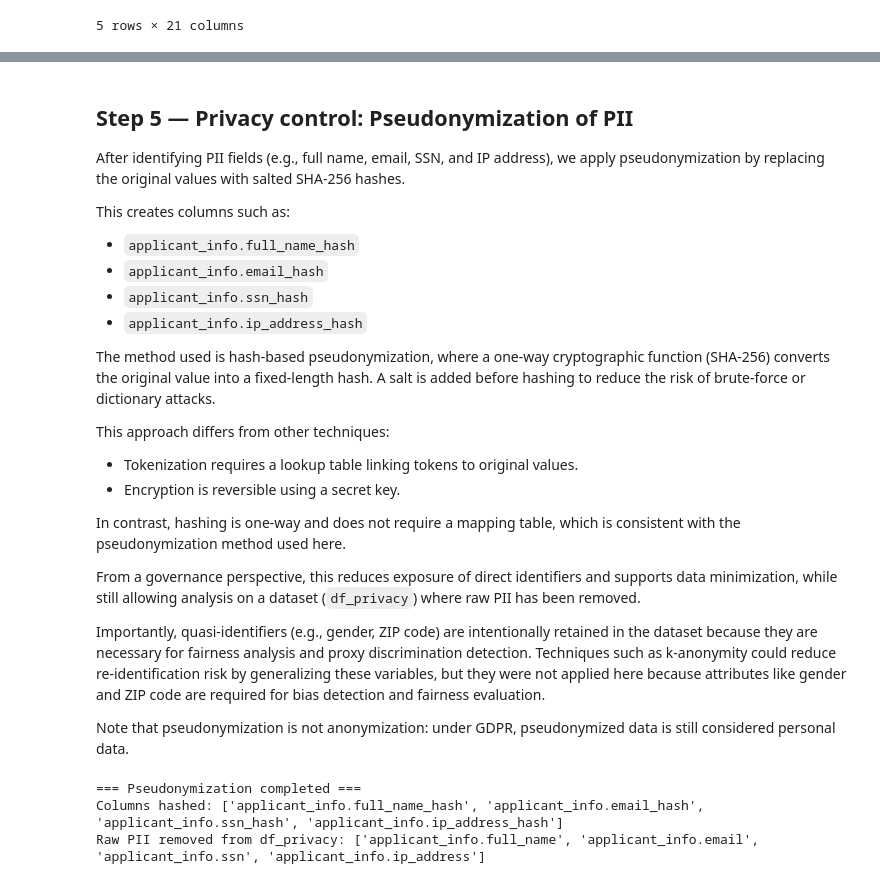
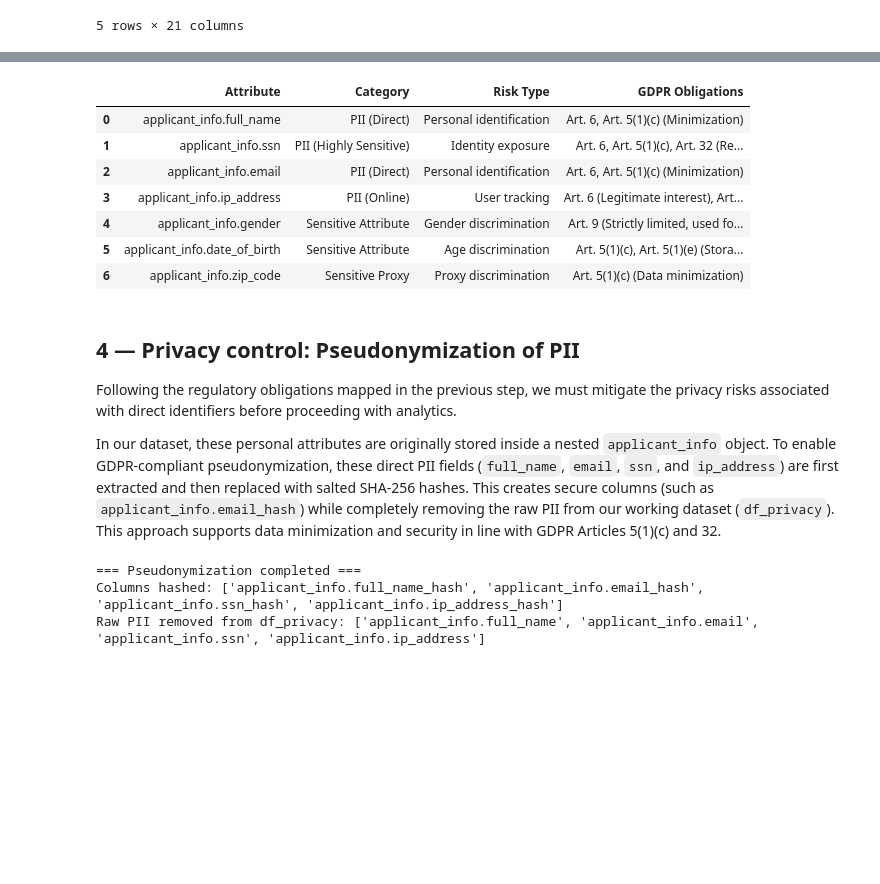
Before and after one commit to korbidietl/dego_gp_txc1, a Jupyter notebook: notebooks/03-privacy-demo.ipynb, the cells around one changed output, grey strips where cells are left out. Cells and saved outputs as stored; diff of their text form; code cells hidden in the pictures; blank space fills up the shorter version.

Commit message:
complete governance audit (GDPR PII mapping, fairness metrics, risk classification, and AI Act controls)

```diff
--- a/notebooks/03-privacy-demo.ipynb
+++ b/notebooks/03-privacy-demo.ipynb
@@ -127,26 +60,58 @@ sensitive_table
+# %%
+governance_data = {
+    "Attribute": [
+        "applicant_info.full_name",
+        "applicant_info.ssn",
+        "applicant_info.email",
+        "applicant_info.ip_address",
+        "applicant_info.gender",
+        "applicant_info.date_of_birth",
+        "applicant_info.zip_code"
+    ],
+    "Category": [
+        "PII (Direct)",
+        "PII (Highly Sensitive)",
+        "PII (Direct)",
+        "PII (Online)",
+        "Sensitive Attribute",
+        "Sensitive Attribute",
+        "Sensitive Proxy"
+    ],
+    "Risk Type": [
+        "Personal identification",
+        "Identity exposure",
+        "Personal identification",
+        "User tracking",
+        "Gender discrimination",
+        "Age discrimination",
+        "Proxy discrimination"
+    ],
+    "GDPR Obligations": [
+        "Art. 6, Art. 5(1)(c) (Minimization)",
+        "Art. 6, Art. 5(1)(c), Art. 32 (Requires Hashing)",
+        "Art. 6, Art. 5(1)(c) (Minimization)",
+        "Art. 6 (Legitimate interest), Art. 5(1)(c)",
+        "Art. 9 (Strictly limited, used for bias auditing)",
+        "Art. 5(1)(c), Art. 5(1)(e) (Storage limitation)",
+        "Art. 5(1)(c) (Data minimization)"
+    ]
+}
+
+governance_table = pd.DataFrame(governance_data)
+display(governance_table)
+# %% [output]
+|  | Attribute | Category | Risk Type | GDPR Obligations |
+| 0 | applicant_info.full_name | PII (Direct) | Personal identification | Art. 6, Art. 5(1)(c) (Minimization) |
+| 1 | applicant_info.ssn | PII (Highly Sensitive) | Identity exposure | Art. 6, Art. 5(1)(c), Art. 32 (Re... |
+| 2 | applicant_info.email | PII (Direct) | Personal identification | Art. 6, Art. 5(1)(c) (Minimization) |
+| 3 | applicant_info.ip_address | PII (Online) | User tracking | Art. 6 (Legitimate interest), Art... |
+| 4 | applicant_info.gender | Sensitive Attribute | Gender discrimination | Art. 9 (Strictly limited, used fo... |
+| 5 | applicant_info.date_of_birth | Sensitive Attribute | Age discrimination | Art. 5(1)(c), Art. 5(1)(e) (Stora... |
+| 6 | applicant_info.zip_code | Sensitive Proxy | Proxy discrimination | Art. 5(1)(c) (Data minimization) |
 # %% [markdown]
-## Step 5 — Privacy control: Pseudonymization of PII
+## 4 — Privacy control: Pseudonymization of PII
 
-After identifying PII fields (e.g., full name, email, SSN, and IP address), we apply pseudonymization by replacing the original values with salted SHA-256 hashes.
+Following the regulatory obligations mapped in the previous step, we must mitigate the privacy risks associated with direct identifiers before proceeding with analytics.
 
-This creates columns such as:
-
-- `applicant_info.full_name_hash`
-- `applicant_info.email_hash`
-- `applicant_info.ssn_hash`
-- `applicant_info.ip_address_hash`
-
-The method used is hash-based pseudonymization, where a one-way cryptographic function (SHA-256) converts the original value into a fixed-length hash. A salt is added before hashing to reduce the risk of brute-force or dictionary attacks.
-
-This approach differs from other techniques:
-- Tokenization requires a lookup table linking tokens to original values.
-- Encryption is reversible using a secret key.
-
-In contrast, hashing is one-way and does not require a mapping table, which is consistent with the pseudonymization method used here.
-
-From a governance perspective, this reduces exposure of direct identifiers and supports data minimization, while still allowing analysis on a dataset (`df_privacy`) where raw PII has been removed.
-
-Importantly, quasi-identifiers (e.g., gender, ZIP code) are intentionally retained in the dataset because they are necessary for fairness analysis and proxy discrimination detection. Techniques such as k-anonymity could reduce re-identification risk by generalizing these variables, but they were not applied here because attributes like gender and ZIP code are required for bias detection and fairness evaluation.
-
-Note that pseudonymization is not anonymization: under GDPR, pseudonymized data is still considered personal data.
+In our dataset, these personal attributes are originally stored inside a nested `applicant_info` object. To enable GDPR-compliant pseudonymization, these direct PII fields (`full_name`, `email`, `ssn`, and `ip_address`) are first extracted and then replaced with salted SHA-256 hashes. This creates secure columns (such as `applicant_info.email_hash`) while completely removing the raw PII from our working dataset (`df_privacy`). This approach supports data minimization and security in line with GDPR Articles 5(1)(c) and 32.
 # %%
```
Also changed, not shown: parts of 20 cells of this notebook.
